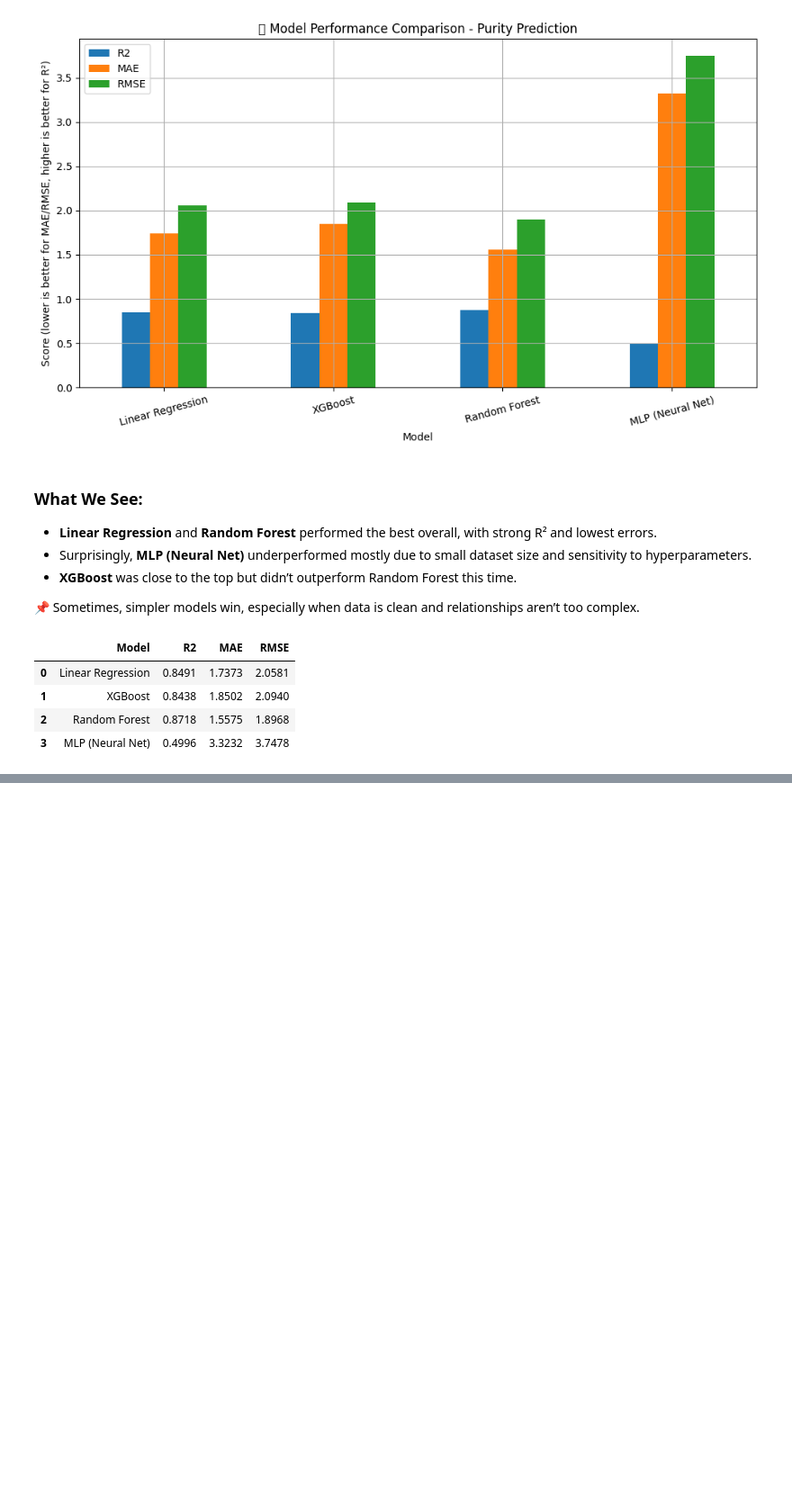
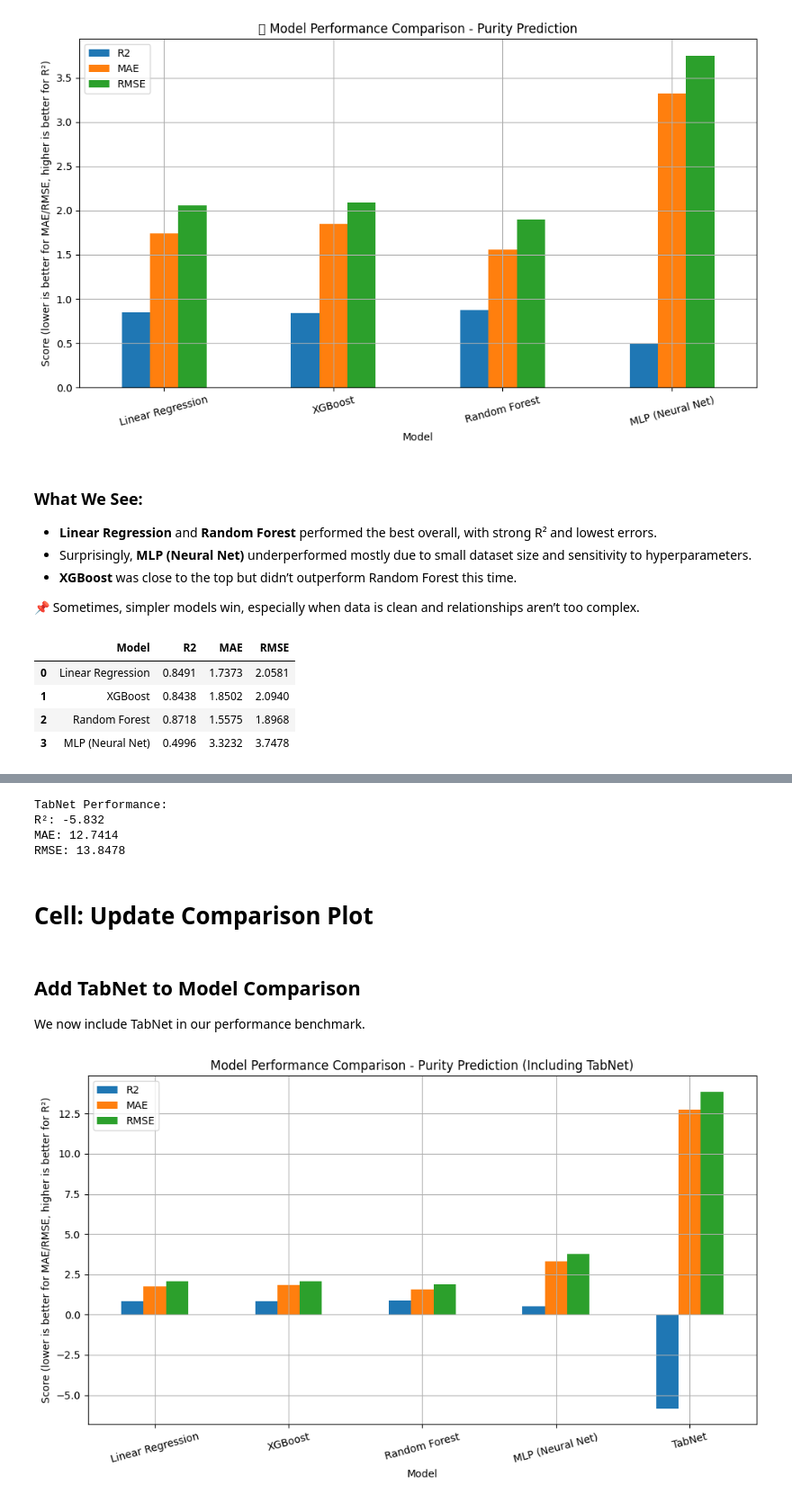
Before and after one commit to paritosh100/ipsc-differentiation-predictor, a Jupyter notebook: Modeling.ipynb, the cells around one changed output, grey strips where cells are left out. Shown at 90% size. Saved outputs shown, nothing was run; the diff lists cells and outputs as text; code cells hidden in the pictures; blank space fills up the shorter version.

Commit message:
Tabnet loaded

```diff
--- a/Modeling.ipynb
+++ b/Modeling.ipynb
@@ -199,0 +220,47 @@ metrics.round(4)
+# %%
+# Initialize and fit
+tabnet = TabNetRegressor(verbose=0, seed=42)
+tabnet.fit(X_train_tab, y_train_tab, max_epochs=300)
+# %%
+# Predict
+y_pred_tabnet = tabnet.predict(X_test_tab).flatten()
+# %%
+# Evaluate
+r2_tabnet = r2_score(y_test_tab, y_pred_tabnet)
+mae_tabnet = mean_absolute_error(y_test_tab, y_pred_tabnet)
+rmse_tabnet = mean_squared_error(y_test_tab, y_pred_tabnet, squared=False)
+# %%
+print("TabNet Performance:")
+print("R²:", round(r2_tabnet, 4))
+print("MAE:", round(mae_tabnet, 4))
+print("RMSE:", round(rmse_tabnet, 4))
+# %% [output]
+TabNet Performance:
+R²: -5.832
+MAE: 12.7414
+RMSE: 13.8478
+# %% [markdown]
+# Cell: Update Comparison Plot
+# %% [markdown]
+## Add TabNet to Model Comparison
+We now include TabNet in our performance benchmark.
+# %%
+# Add TabNet results
+metrics = pd.DataFrame({
+    'Model': ['Linear Regression', 'XGBoost', 'Random Forest', 'MLP (Neural Net)', 'TabNet'],
+    'R2': [r2_score(y_test, y_pred_lr), r2_score(y_test, y_pred_xgb), r2_rf, r2_mlp, r2_tabnet],
+    'MAE': [mean_absolute_error(y_test, y_pred_lr), mean_absolute_error(y_test, y_pred_xgb), mae_rf, mae_mlp, mae_tabnet],
+    'RMSE': [mean_squared_error(y_test, y_pred_lr, squared=False),
+             mean_squared_error(y_test, y_pred_xgb, squared=False),
+             rmse_rf, rmse_mlp, rmse_tabnet]
+})
+# %%
+# Plot
+metrics.set_index('Model')[['R2', 'MAE', 'RMSE']].plot(kind='bar', figsize=(10, 6), rot=15)
+plt.title("Model Performance Comparison - Purity Prediction (Including TabNet)")
+plt.ylabel("Score (lower is better for MAE/RMSE, higher is better for R²)")
+plt.grid(True)
+plt.tight_layout()
+plt.show()
+# %% [output]
+[figure, added]
```
Also changed, not shown: parts of 18 cells of this notebook, 2 other files.
